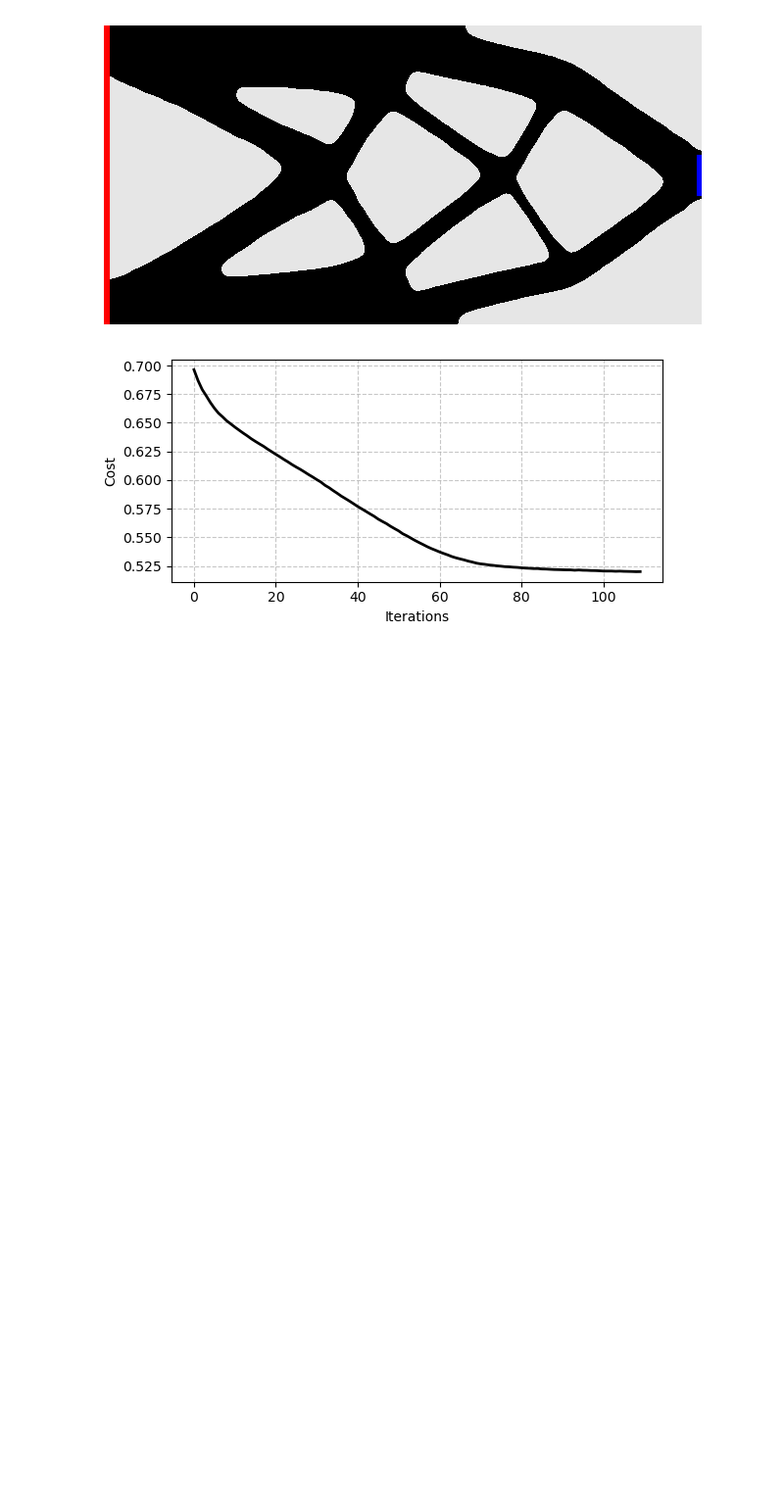
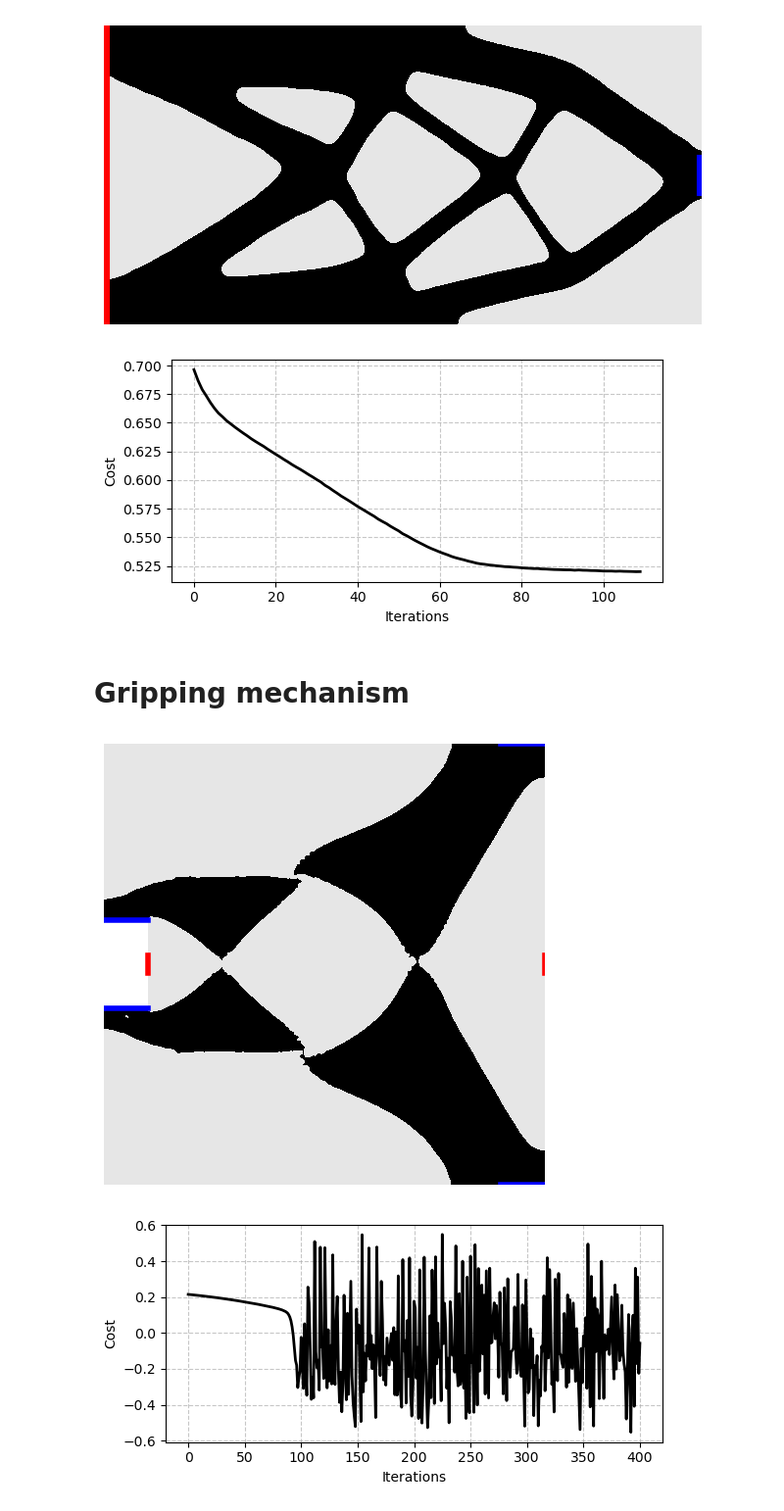
Before and after one commit to PhiFEM/phiFEM_FormOpt, a Jupyter notebook: code/Elasticity.ipynb, the cells around one changed output. Shown at 98% size. Drawn from its saved outputs; the diff is of its cells as text; code cells hidden in the pictures; blank space fills up the shorter version.

Commit message:
gripping

```diff
--- a/code/Elasticity.ipynb
+++ b/code/Elasticity.ipynb
@@ -206,3 +212,5 @@ plot_cost(
 # %% [output]
 [figure]
 [figure]
+# %% [markdown]
+# Gripping mechanism
@@ -208,0 +266,12 @@ plot_cost(
+# %%
+test_path = Path("../results/t106/")
+plot_results_for_doc(
+    test_path, 400, [[0, 1], [0, 1]], 4, None, boundaries
+)
+plot_cost(
+    np.load("../results/t106/data.npz")["cost"], figsize=(6.0, 3.0)
+)
+plot_triangulation_and_level0(test_path, 400, [[0, 1], [0, 1]], lw=0.25, filename="p.pdf")
+# %% [output]
+[figure, added]
+[figure, added]
```
Also changed, not shown: parts of 7 cells of this notebook, 7 other files.
